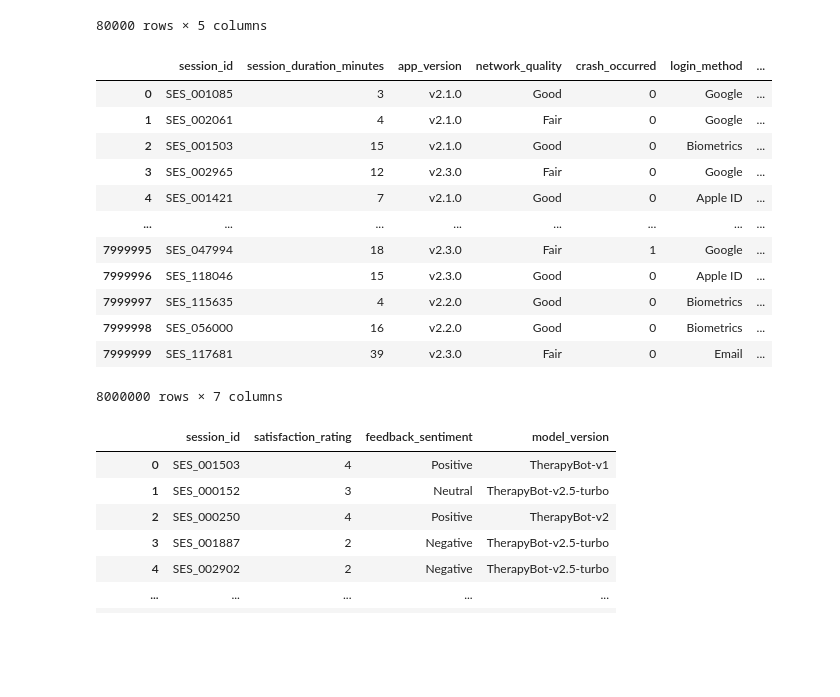
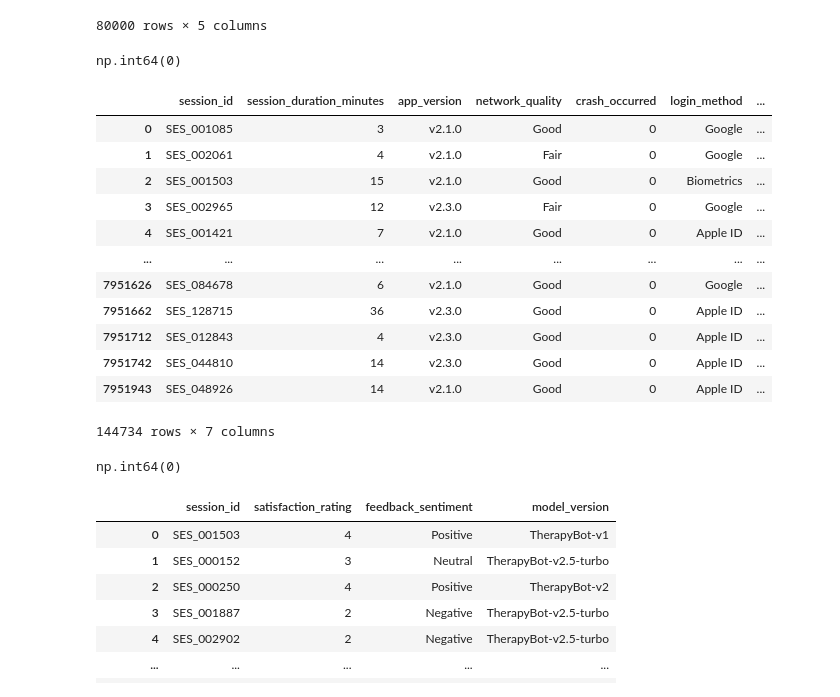
Before and after one commit to vishva0710/ai-chatbot-user-retention-analysis, a Jupyter notebook: AI_Chatbot_User_Retention_Analysis.ipynb, the cells around one changed output. Drawn from its saved outputs; the diff is of its cells as text; code cells hidden in the pictures; blank space fills up the shorter version.

```diff
--- a/AI_Chatbot_User_Retention_Analysis.ipynb
+++ b/AI_Chatbot_User_Retention_Analysis.ipynb
@@ -1056,0 +1069,2 @@ sec_con.shape
+# %%
+ses_con=sec_con.drop_duplicates()
@@ -1123,22 +1148,30 @@ feed_data
 | 79998 | FB_79999 | SES_116498 | 1 | Negative | Unhelpful responses, felt mechani... |
 | 79999 | FB_80000 | SES_042736 | 4 | Positive | Wow, really felt heard! |
 80000 rows × 5 columns
+# %%
+feed_data.duplicated().sum()
+# %% [output]
+np.int64(0)
 # %%
-sec_con
+ses_con
 # %% [output]
 |  | session_id | session_duration_minutes | app_version | network_quality | crash_occurred | login_method | ... |
 | 0 | SES_001085 | 3 | v2.1.0 | Good | 0 | Google | ... |
 | 1 | SES_002061 | 4 | v2.1.0 | Fair | 0 | Google | ... |
 | 2 | SES_001503 | 15 | v2.1.0 | Good | 0 | Biometrics | ... |
 | 3 | SES_002965 | 12 | v2.3.0 | Fair | 0 | Google | ... |
 | 4 | SES_001421 | 7 | v2.1.0 | Good | 0 | Apple ID | ... |
 | ... | ... | ... | ... | ... | ... | ... | ... |
-| 7999995 | SES_047994 | 18 | v2.3.0 | Fair | 1 | Google | ... |
-| 7999996 | SES_118046 | 15 | v2.3.0 | Good | 0 | Apple ID | ... |
-| 7999997 | SES_115635 | 4 | v2.2.0 | Good | 0 | Biometrics | ... |
-| 7999998 | SES_056000 | 16 | v2.2.0 | Good | 0 | Biometrics | ... |
-| 7999999 | SES_117681 | 39 | v2.3.0 | Fair | 0 | Email | ... |
+| 7951626 | SES_084678 | 6 | v2.1.0 | Good | 0 | Google | ... |
+| 7951662 | SES_128715 | 36 | v2.3.0 | Good | 0 | Apple ID | ... |
+| 7951712 | SES_012843 | 4 | v2.3.0 | Good | 0 | Apple ID | ... |
+| 7951742 | SES_044810 | 14 | v2.3.0 | Good | 0 | Apple ID | ... |
+| 7951943 | SES_048926 | 14 | v2.1.0 | Good | 0 | Apple ID | ... |
-8000000 rows × 7 columns
+144734 rows × 7 columns
+# %%
+ses_con.duplicated().sum()
+# %% [output]
+np.int64(0)
 # %%
 #now we going to join feed_data and sec_con data to check the  satisfaction_rating,feedback_sentiment of the user who  use TherapyBot-v2.5-turbo model
 # %%
```
Also changed, not shown: parts of 17 cells of this notebook.
